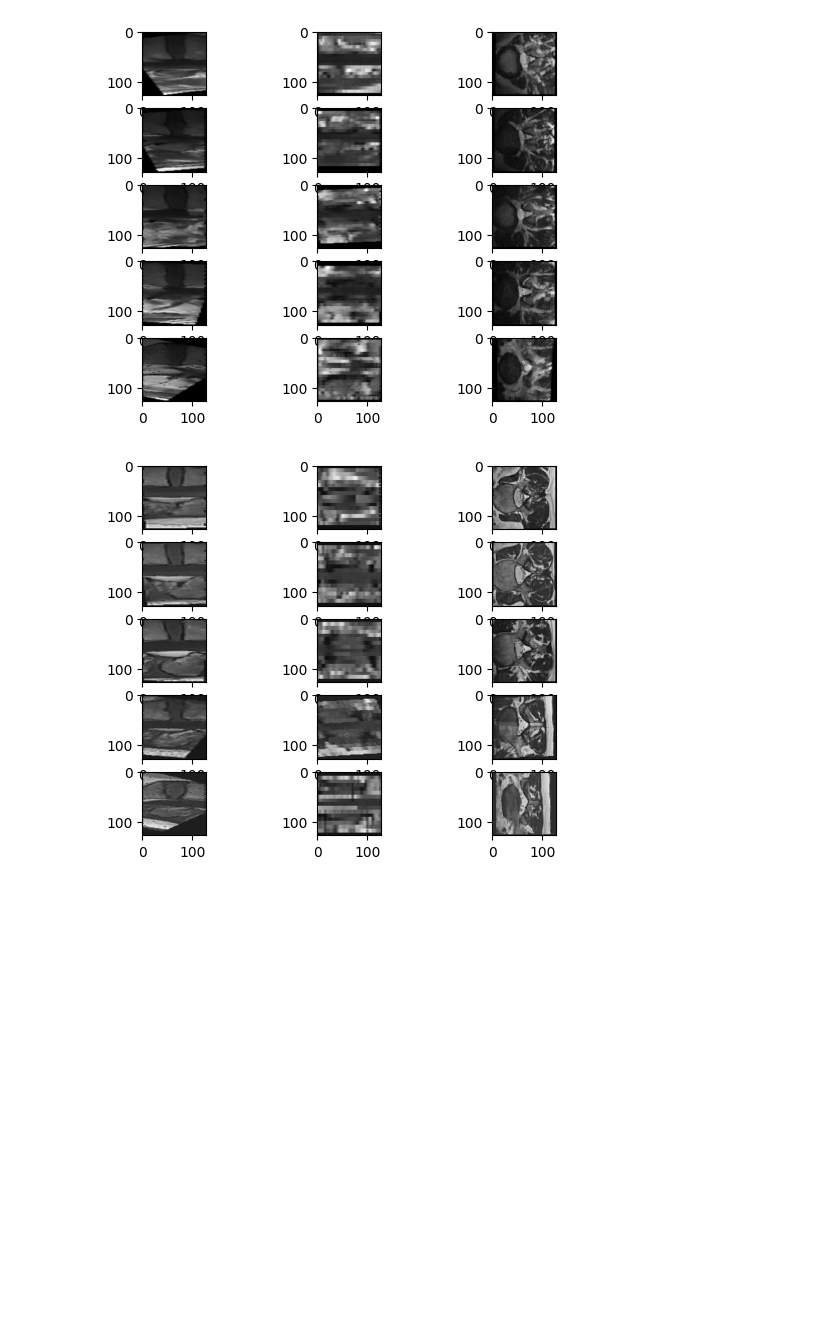
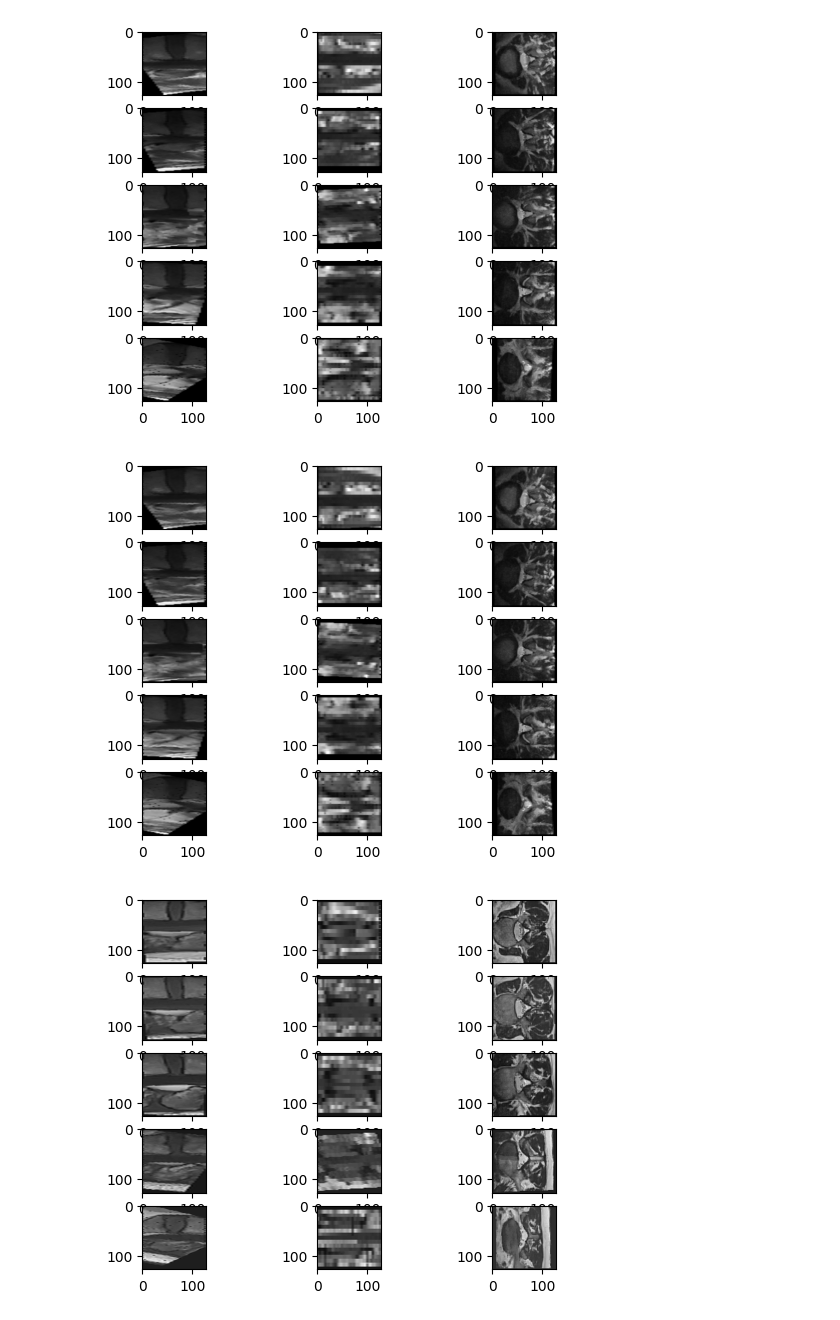
Before and after one commit to IDoCodingStuffs/rsna_2024, a Jupyter notebook: 3d_modeling/pc_loading.ipynb, the cells around one changed output. Saved outputs shown, nothing was run; the diff lists cells and outputs as text; code cells hidden in the pictures; blank space fills up the shorter version.

```diff
--- a/3d_modeling/pc_loading.ipynb
+++ b/3d_modeling/pc_loading.ipynb
@@ -376,6 +376,8 @@ for i in range(5):
     grid = np.load(f, allow_pickle=True)
     f.close()
 
+    grid
+
     axs[i % 5, 0].imshow(grid[0, 64], cmap="gray")
     axs[i % 5, 1].imshow(grid[0, :, 64], cmap="gray")
     axs[i % 5, 2].imshow(grid[1, :, :, 64], cmap="gray")
@@ -383,6 +385,26 @@ for i in range(5):
 plt.show()
 # %% [output]
 [figure]
+# %%
+f, axs = plt.subplots(5, 3)
+
+levels = ["l1_l2", "l2_l3", "l3_l4", "l4_l5", "l5_s1",]
+for i in range(5):
+    grid_path = f"../data/rsna-2024-lumbar-spine-degenerative-classification/train_images/2937953357/cached_grid_aligned_{levels[i]}_128_128_128.npy.gz"
+    f = pgzip.PgzipFile(grid_path, "r")
+    grid = np.load(f, allow_pickle=True)
+    f.close()
+
+    grid = torch.FloatTensor(grid)
+    grid = torch.flip(grid, [1])
+
+    axs[i % 5, 0].imshow(grid[0, 64], cmap="gray")
+    axs[i % 5, 1].imshow(grid[0, :, 64], cmap="gray")
+    axs[i % 5, 2].imshow(grid[1, :, :, 64], cmap="gray")
+
+plt.show()
+# %% [output]
+[figure, added]
 # %%
 def rotation_matrix_from_vectors(vec1, vec2=np.array([0, 0, -1])):
     """ Find the rotation matrix that aligns vec1 to vec2
```
Also changed, not shown: 1 other file.
